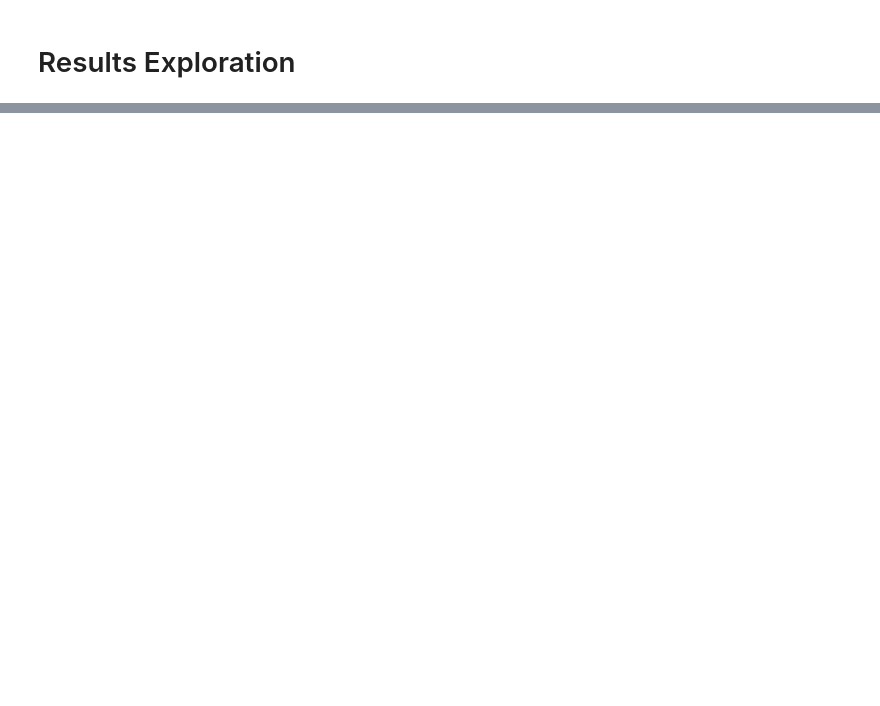
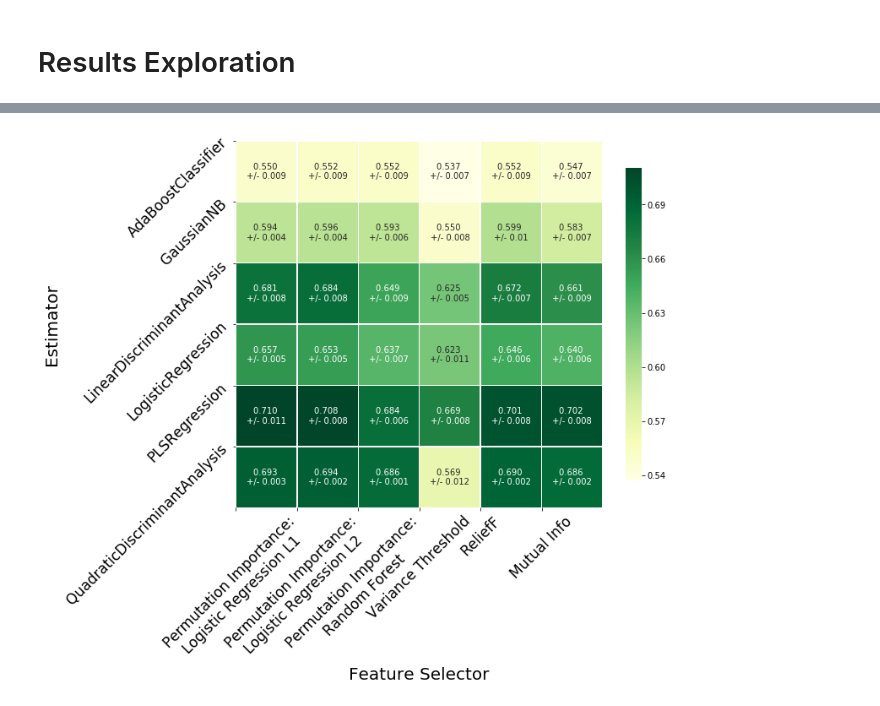
Before and after one commit to GSEL9/head-and-neck, a Jupyter notebook: ipynbs/results_exploration.ipynb, the cells around one changed output, grey strips where cells are left out. Saved outputs shown, nothing was run; the diff lists cells and outputs as text; code cells hidden in the pictures; blank space fills up the shorter version.

Commit message:
added updated notebooks from fallback analysis

```diff
--- a/ipynbs/results_exploration.ipynb
+++ b/ipynbs/results_exploration.ipynb
@@ -163,0 +104,5 @@ data.head()
+# %%
+pfs_results_raw = pd.read_csv(
+    './../../data/fallback/results/results_pfs.csv', index_col=0
+)
+pfs_results_raw.head()
@@ -163,0 +116,45 @@ data.head()
+# %%
+model_names = []
+
+avg_pfs_results = np.zeros((6, 6), dtype=float)
+std_pfs_results = np.zeros((6, 6), dtype=float)
+for row_num, (model_name, model_grp) in enumerate(pfs_results_raw.groupby('model')):
+    model_names.append(model_name)
+    for col_num, (selector_name, selector_grp) in enumerate(model_grp.groupby('selector')):
+        avg_pfs_results[row_num, col_num] = selector_grp['avg_test_score'].mean()
+        std_pfs_results[row_num, col_num] = selector_grp['avg_test_score'].std()
+# %%
+selector_names = prep_selector_labels(pfs_results_raw.selector.unique())
+# %%
+plt.figure(figsize=(11, 11))
+axis = sns.heatmap(
+    avg_pfs_results,
+    vmin=np.nanmin(avg_pfs_results), vmax=np.nanmax(avg_pfs_results),
+    cmap=plt.cm.YlGn, robust=True,
+    annot=True, fmt = '.3f', square=1, linewidth=.5, cbar=True,
+    cbar_kws={'shrink': 0.6},
+)
+plt.ylabel('Estimator', fontsize=20)
+plt.xlabel('Feature Selector', fontsize=20)
+plt.xticks(
+    range(np.size(selector_names)), selector_names,
+    rotation='45', fontsize=17, x='right', va='top',
+)
+plt.yticks(
+    range(np.size(model_names)), model_names,
+    rotation='45', fontsize=17, y=-0.5
+)
+for num, value in enumerate(axis.texts):
+    value.set_text('{} \n+/- {}'.format(
+        value.get_text(),
+        np.round(std_pfs_results.ravel()[num], decimals=3),
+        fontsize=16
+    )
+)
+plt.tight_layout()
+plt.savefig(
+    './../../data/fallback/figures/pfs_matrix.png',
+    transparent=True, dpi=400
+)
+# %% [output]
+[figure, added]
```
Also changed, not shown: parts of 50 cells of this notebook, 6 other files.
